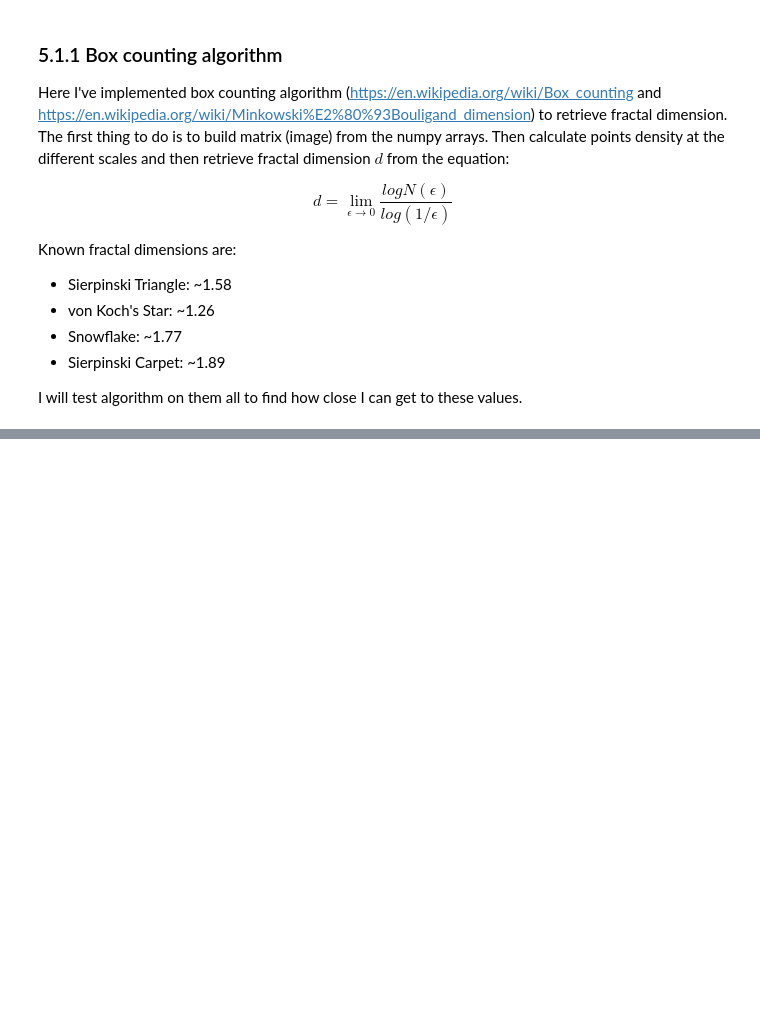
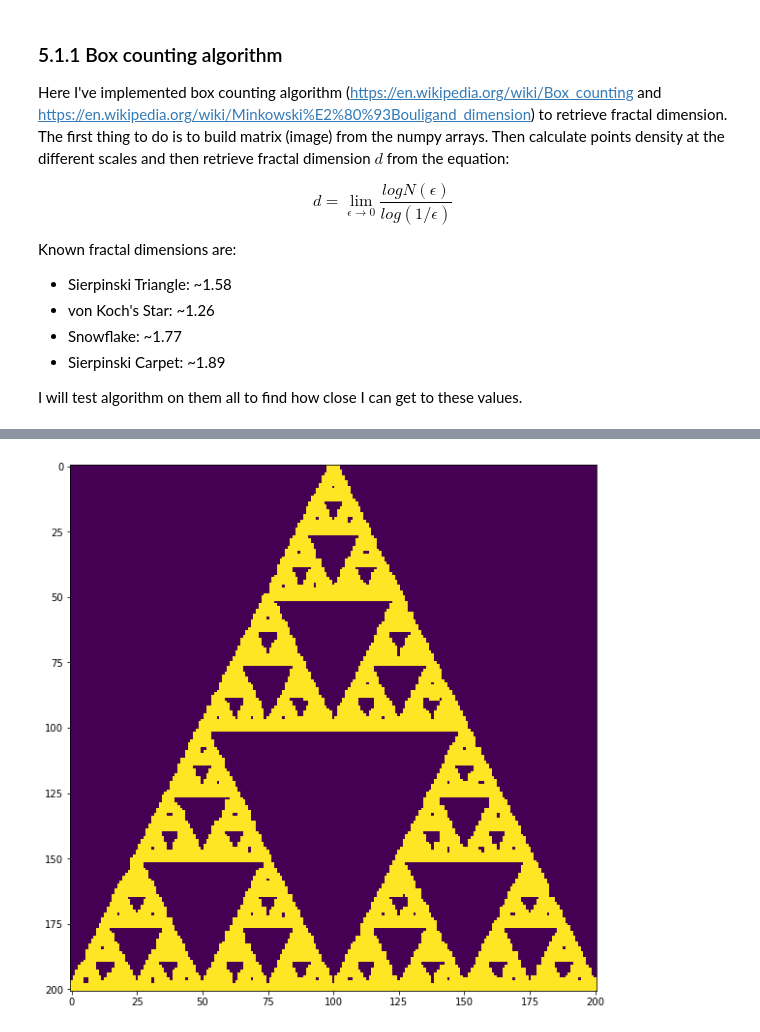
Before and after one commit to SimonMolinsky/fractals_and_chaos, a Jupyter notebook: chapter_05.ipynb, the cells around one changed output, grey strips where cells are left out. Saved outputs shown, nothing was run; the diff lists cells and outputs as text; code cells hidden in the pictures; blank space fills up the shorter version.

Commit message:
optional dilation

```diff
--- a/chapter_05.ipynb
+++ b/chapter_05.ipynb
@@ -112,0 +114,48 @@ plt.show()
+# %%
+def calculate_dimension(array_of_points, normalization_value=100,
+                       dilate=False):
+
+    # 1. Create image
+
+    # 1.1 Normalize values
+    # 1.1.1 Get mins
+    min_x = np.min(array_of_points[:, 0])
+    min_y = np.min(array_of_points[:, 1])
+
+    # 1.1.2 Start from (0, 0)
+    fromzero_array = np.copy(array_of_points)
+    fromzero_array[:, 0] = fromzero_array[:, 0] + min_x
+    fromzero_array[:, 1] = fromzero_array[:, 1] + min_y
+
+    # 1.1.3 Normalize values
+    norm_val = normalization_value
+    fromzero_array[:, 0] = (fromzero_array[:, 0] / np.max(fromzero_array[:, 0]))
+    fromzero_array[:, 1] = (fromzero_array[:, 1] / np.max(fromzero_array[:, 1]))
+
+    fromzero_array = (fromzero_array * norm_val).astype(int)
+
+    # 2. Create image matrix
+    size_y = np.max(fromzero_array[:, 1])
+    size_x = np.max(fromzero_array[:, 0])
+    image = np.zeros((size_y + 1, size_x + 1))
+
+    for i in range(0, len(fromzero_array)):
+        image[size_y - fromzero_array[i, 1], fromzero_array[i, 0]] = 255
+
+    # 3. Optional: Dilate image
+
+    if dilate == True:
+        structuring_matrix = np.ones((3, 3), dtype=np.bool)
+        dilated_mtx = convolve(image, structuring_matrix)
+        dilated_mtx[dilated_mtx > 0] = 1
+
+    return dilated_mtx
+
+# test2 - dilated image
+
+triangle_image = calculate_dimension(scatter_triangle, 200, dilate=True)
+plt.figure(figsize=(10,10))
+plt.imshow(triangle_image)
+plt.show()
+# %% [output]
+[figure, added]
```
Also changed, not shown: parts of 3 cells of this notebook.
